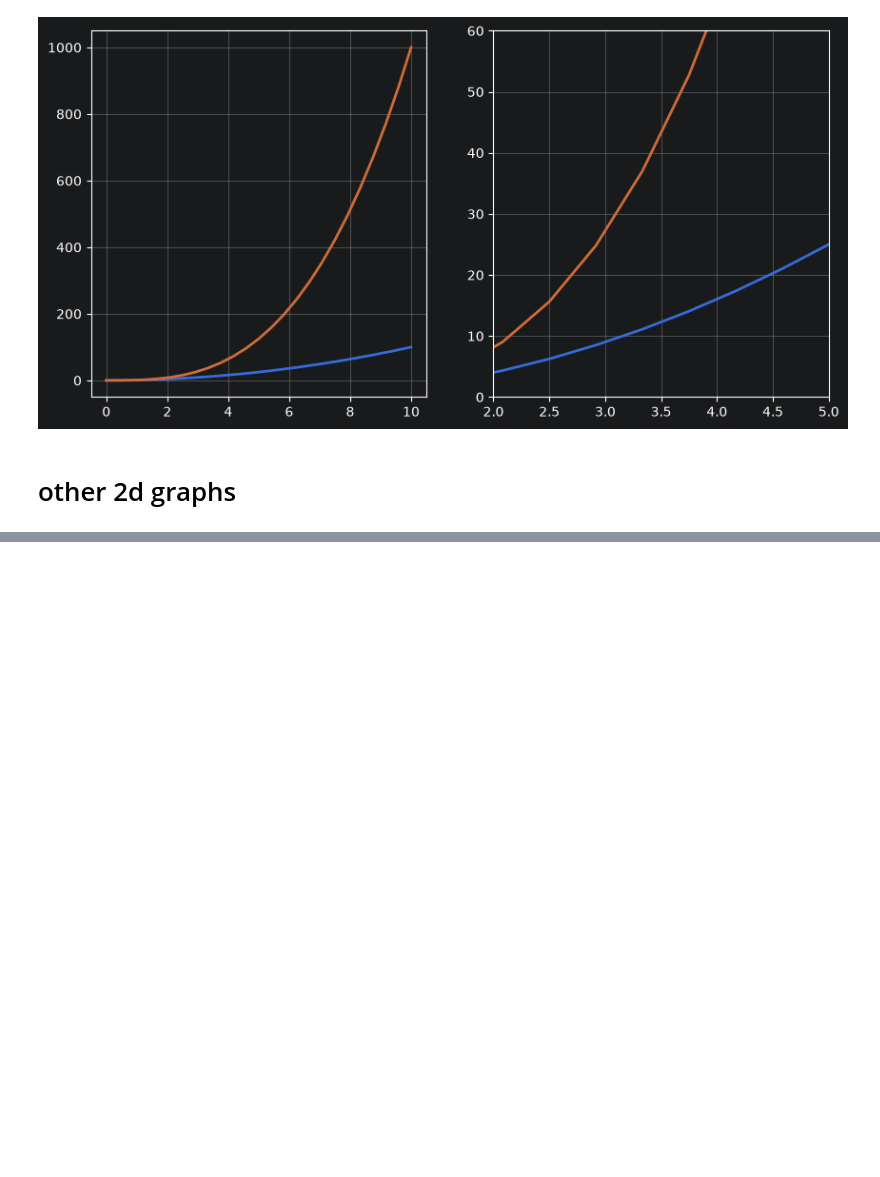
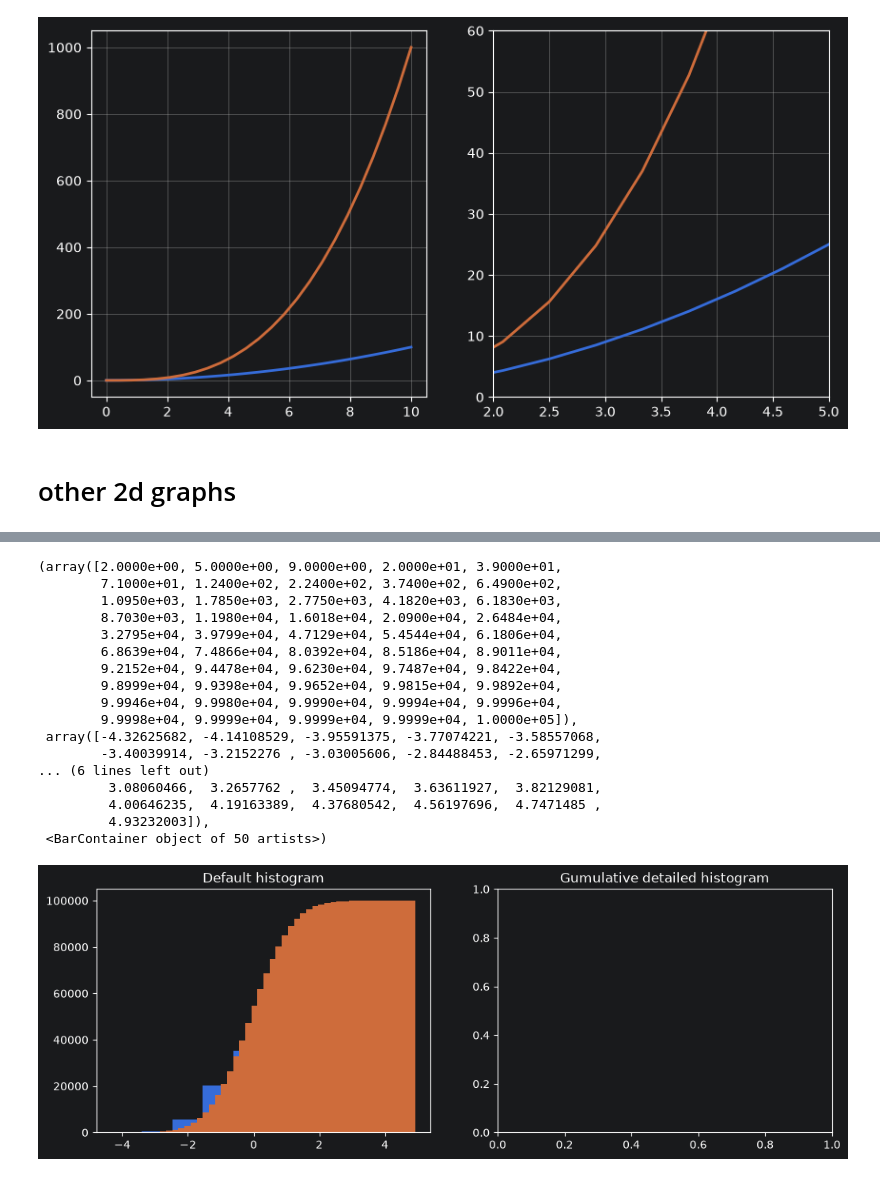
Before and after one commit to aditya65489-sketch/python_practice, a Jupyter notebook: matplotlib.ipynb, the cells around one changed output, grey strips where cells are left out. Saved outputs shown, nothing was run; the diff lists cells and outputs as text; code cells hidden in the pictures; blank space fills up the shorter version.

```diff
--- a/matplotlib.ipynb
+++ b/matplotlib.ipynb
@@ -218,0 +229,29 @@ axes[3].fill_between(x, x**2, x**3, color="green", alpha=0.5)
+# %%
+"""Draw a histogram"""
+
+n = np.random.randn(100000)
+fig, axes = plt.subplots(1, 2, figsize=(12,4))
+axes[0].set_title("Default histogram")
+axes[0].hist(n)
+
+axes[1].set_title("Gumulative detailed histogram")
+axes[0].hist(n, cumulative=True, bins=50)
+# %% [output]
+(array([2.0000e+00, 5.0000e+00, 9.0000e+00, 2.0000e+01, 3.9000e+01,
+        7.1000e+01, 1.2400e+02, 2.2400e+02, 3.7400e+02, 6.4900e+02,
+        1.0950e+03, 1.7850e+03, 2.7750e+03, 4.1820e+03, 6.1830e+03,
+        8.7030e+03, 1.1980e+04, 1.6018e+04, 2.0900e+04, 2.6484e+04,
+        3.2795e+04, 3.9799e+04, 4.7129e+04, 5.4544e+04, 6.1806e+04,
+        6.8639e+04, 7.4866e+04, 8.0392e+04, 8.5186e+04, 8.9011e+04,
+        9.2152e+04, 9.4478e+04, 9.6230e+04, 9.7487e+04, 9.8422e+04,
+        9.8999e+04, 9.9398e+04, 9.9652e+04, 9.9815e+04, 9.9892e+04,
+        9.9946e+04, 9.9980e+04, 9.9990e+04, 9.9994e+04, 9.9996e+04,
+        9.9998e+04, 9.9999e+04, 9.9999e+04, 9.9999e+04, 1.0000e+05]),
+ array([-4.32625682, -4.14108529, -3.95591375, -3.77074221, -3.58557068,
+        -3.40039914, -3.2152276 , -3.03005606, -2.84488453, -2.65971299,
+... (6 lines left out)
+         3.08060466,  3.2657762 ,  3.45094774,  3.63611927,  3.82129081,
+         4.00646235,  4.19163389,  4.37680542,  4.56197696,  4.7471485 ,
+         4.93232003]),
+ <BarContainer object of 50 artists>)
+[figure, added]
```
Also changed, not shown: parts of 4 cells of this notebook.
